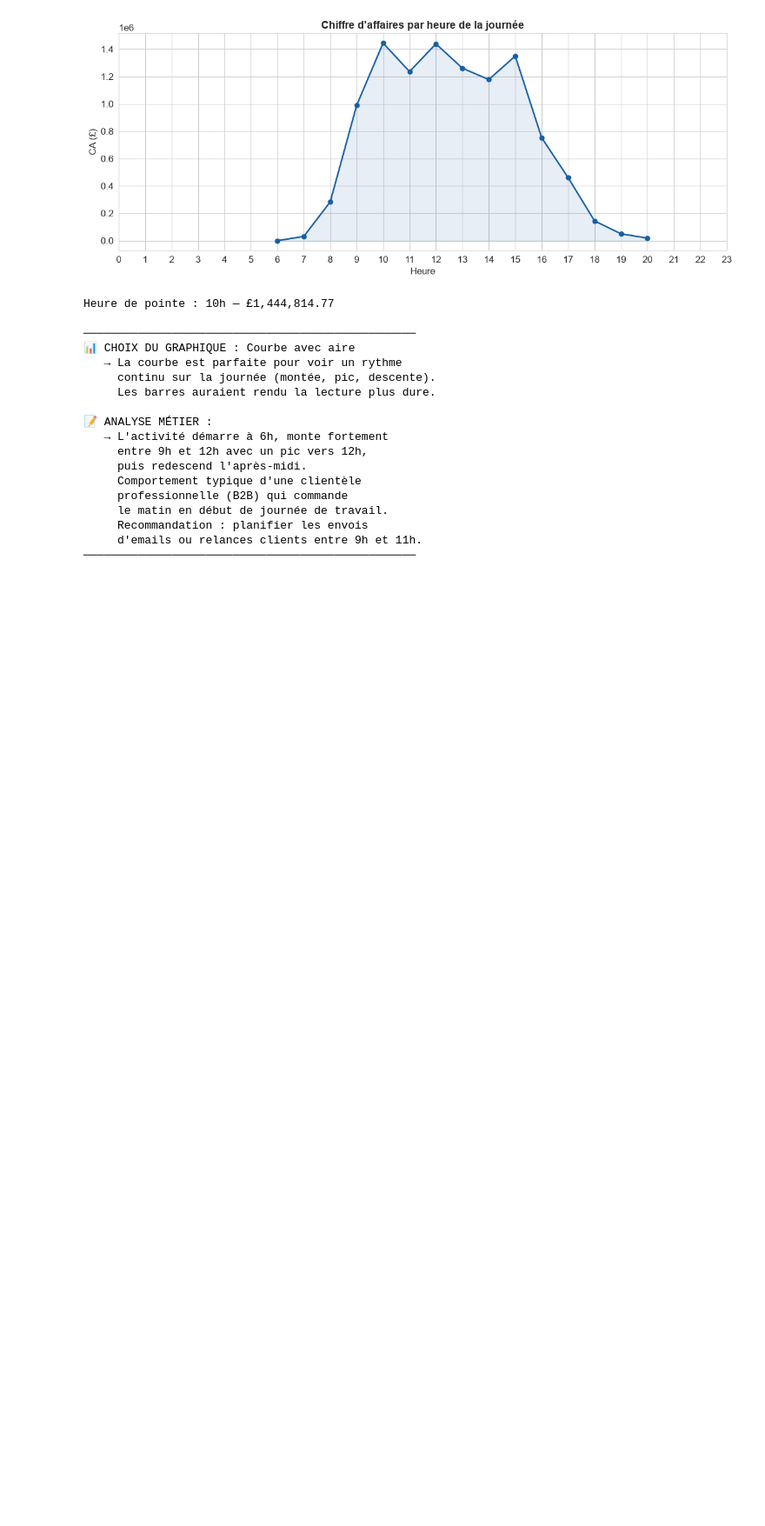
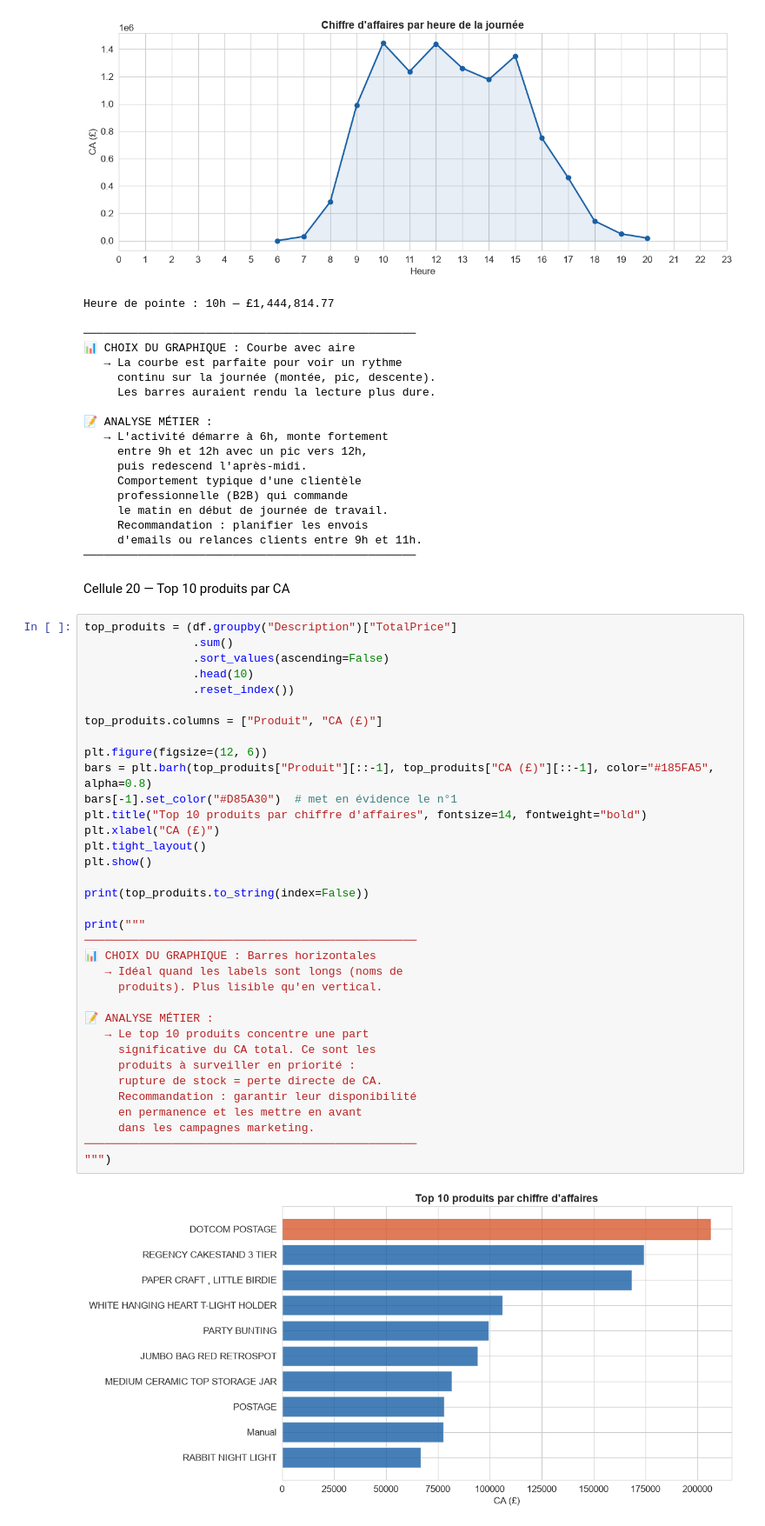
Before and after one commit to Fatima-Zahra37/Projet-vente-en-ligne_kaggle, a Jupyter notebook: notebooks/analyse.ipynb, the cells around one changed output. Shown at 87% size. Cells and saved outputs as stored; diff of their text form; blank space fills up the shorter version.

Commit message:
Etape 4 : analyse produits

```diff
--- a/notebooks/analyse.ipynb
+++ b/notebooks/analyse.ipynb
@@ -506,3 +506,42 @@ Heure de pointe : 10h — £1,444,814.77
      Recommandation : planifier les envois
      d'emails ou relances clients entre 9h et 11h.
 ─────────────────────────────────────────────────
+# %% [markdown]
+Cellule 20 — Top 10 produits par CA
+# %%
+top_produits = (df.groupby("Description")["TotalPrice"]
+                .sum()
+                .sort_values(ascending=False)
+                .head(10)
+                .reset_index())
+
+top_produits.columns = ["Produit", "CA (£)"]
+
+plt.figure(figsize=(12, 6))
+bars = plt.barh(top_produits["Produit"][::-1], top_produits["CA (£)"][::-1], color="#185FA5", alpha=0.8)
+bars[-1].set_color("#D85A30")  # met en évidence le n°1
+plt.title("Top 10 produits par chiffre d'affaires", fontsize=14, fontweight="bold")
+plt.xlabel("CA (£)")
+plt.tight_layout()
+plt.show()
+
+print(top_produits.to_string(index=False))
+
+print("""
+─────────────────────────────────────────────────
+📊 CHOIX DU GRAPHIQUE : Barres horizontales
+   → Idéal quand les labels sont longs (noms de
+     produits). Plus lisible qu'en vertical.
+
+📝 ANALYSE MÉTIER :
+   → Le top 10 produits concentre une part
+     significative du CA total. Ce sont les
+     produits à surveiller en priorité :
+     rupture de stock = perte directe de CA.
+     Recommandation : garantir leur disponibilité
+     en permanence et les mettre en avant
+     dans les campagnes marketing.
+─────────────────────────────────────────────────
+""")
+# %% [output]
+[figure, added]
```
Also changed, not shown: parts of 11 cells of this notebook.
